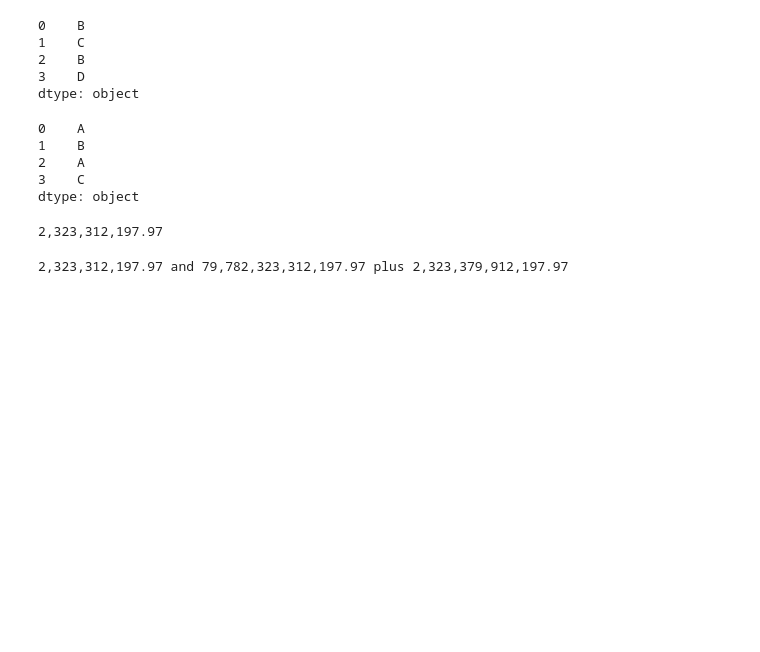
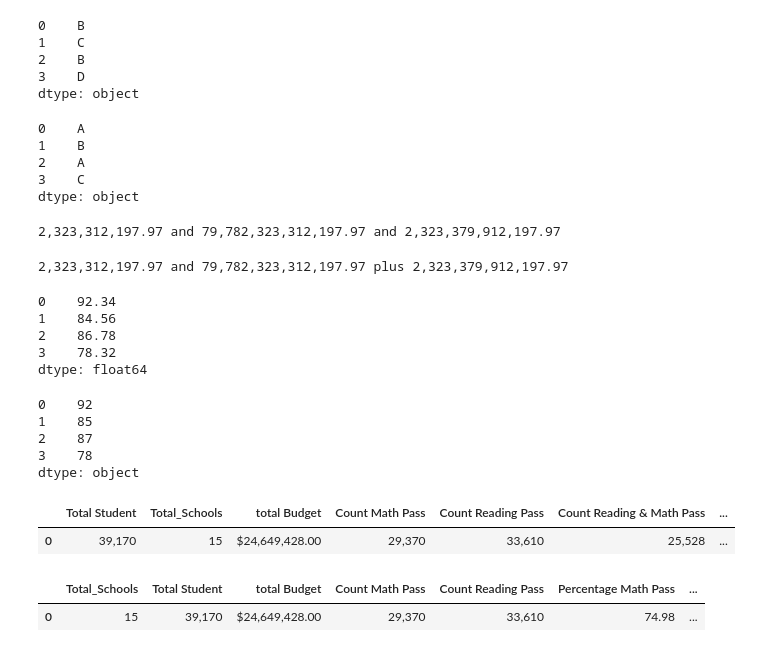
Before and after one commit to Govind-Patwal/My_Testing_Corner_at_GitHub, a Jupyter notebook: UofT_Bootcamp/UofT_Bootcamp_PostGrad/Round1/Module4_Pandas/PyCitySchools.ipynb, the cells around one changed output. Saved outputs shown, nothing was run; the diff lists cells and outputs as text; code cells hidden in the pictures; blank space fills up the shorter version.

```diff
--- a/UofT_Bootcamp/UofT_Bootcamp_PostGrad/Round1/Module4_Pandas/PyCitySchools.ipynb
+++ b/UofT_Bootcamp/UofT_Bootcamp_PostGrad/Round1/Module4_Pandas/PyCitySchools.ipynb
@@ -208,11 +208,42 @@ dtype: object
 # f'{school_count:,}' is the same as '{school_count:,}'.format(school_count)
 # %%
 # Using the format() function.
-print(f'{2323312197.9734:,.2f}')
+print(f'{2323312197.9734:,.2f} and {79782323312197.9734:,.2f} and {2323379912197.9734:,.2f}')
 # %% [output]
-2,323,312,197.97
+2,323,312,197.97 and 79,782,323,312,197.97 and 2,323,379,912,197.97
 # %%
 # Using the format() function.
 print('{:,.2f} and {:,.2f} plus {:,.2f}'.format(2323312197.9734, 79782323312197.9734, 2323379912197.9734))
 # %% [output]
 2,323,312,197.97 and 79,782,323,312,197.97 plus 2,323,379,912,197.97
+# %%
+# Convert the numerical grades to a Series.
+my_grades = pd.Series([92.34, 84.56, 86.78, 78.32])
+my_grades
+# %% [output]
+0    92.34
+1    84.56
+2    86.78
+3    78.32
+dtype: float64
+# %%
+my_new_grades = my_grades.map('{:,.0f}'.format)
+my_new_grades
+# %% [output]
+0    92
+1    85
+2    87
+3    78
+dtype: object
+# %%
+school_summary_df1
+# %% [output]
+|  | Total Student | Total_Schools | total Budget | Count Math Pass | Count Reading Pass | Count Reading & Math Pass | ... |
+| 0 | 39,170 | 15 | $24,649,428.00 | 29,370 | 33,610 | 25,528 | ... |
+# %%
+new_column_order = ['Total_Schools', 'Total Student', 'total Budget', 'Count Math Pass', 'Count Reading Pass', 'Percentage Math Pass', 'Percentage Reading Pass', 'Percentage Math & Reading Pass']
+school_summary_df1 = school_summary_df1[new_column_order]
+school_summary_df1
+# %% [output]
+|  | Total_Schools | Total Student | total Budget | Count Math Pass | Count Reading Pass | Percentage Math Pass | ... |
+| 0 | 15 | 39,170 | $24,649,428.00 | 29,370 | 33,610 | 74.98 | ... |
```
Also changed, not shown: 1 other file.
